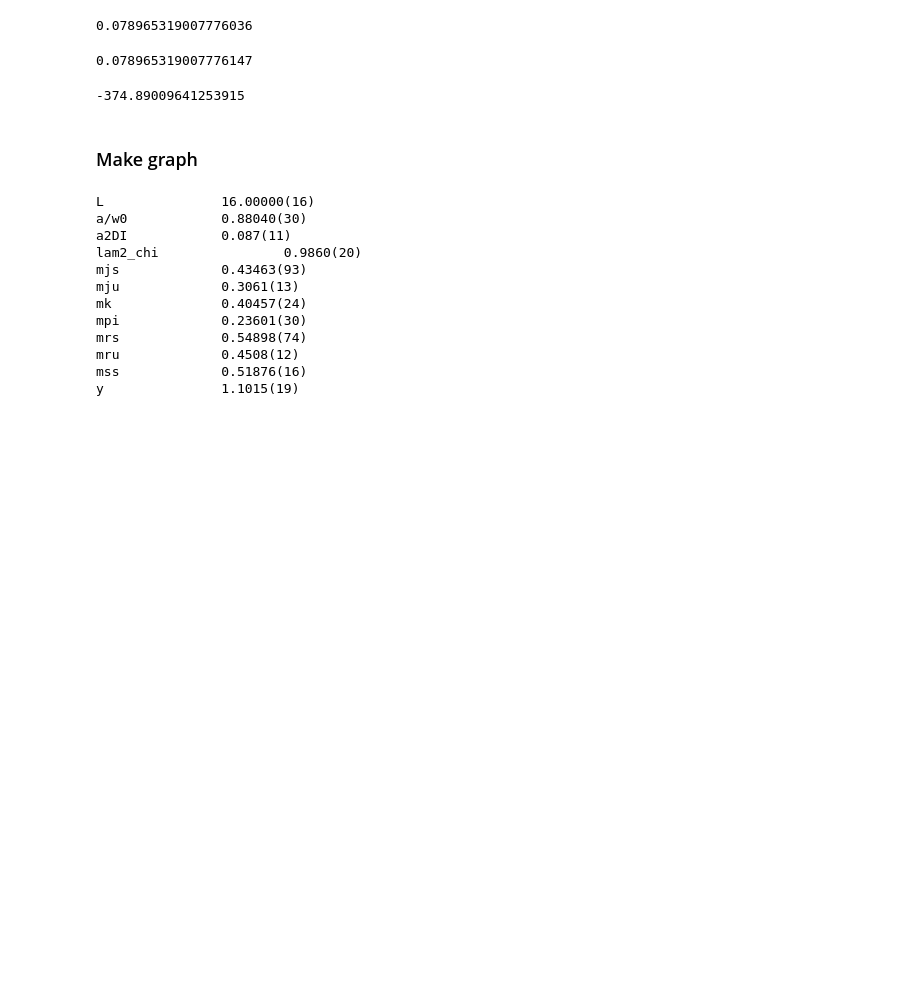
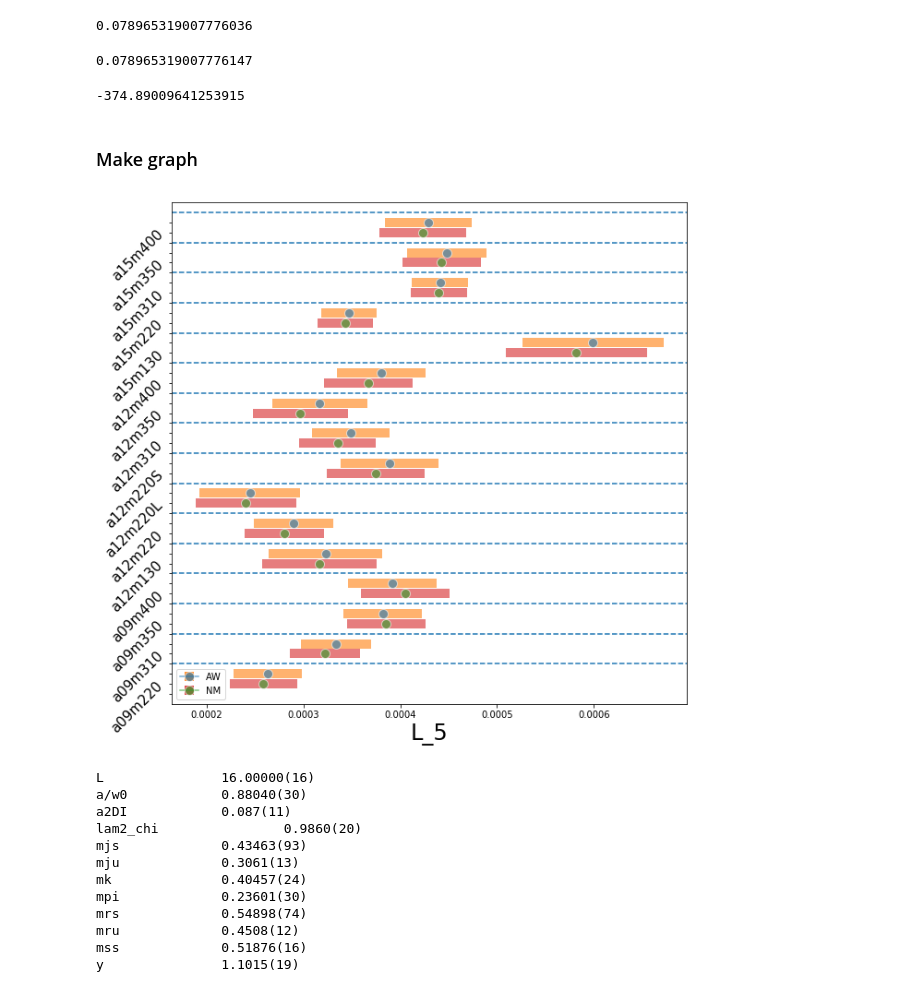
Before and after one commit to callat-qcd/project_fkfpi, a Jupyter notebook: notebooks/compare_L5_across_ensembles.ipynb, the cells around one changed output. Cells and saved outputs as stored; diff of their text form; code cells hidden in the pictures; blank space fills up the shorter version.

```diff
--- a/notebooks/compare_L5_across_ensembles.ipynb
+++ b/notebooks/compare_L5_across_ensembles.ipynb
@@ -52,7 +52,7 @@ abbrs =   [u'a09m220', u'a09m310', u'a09m350', u'a09m400', u'a12m130',
            u'a12m220',  u'a12m220S', u'a12m220L', u'a12m310', u'a12m350',
            u'a12m400', u'a15m130', u'a15m220', u'a15m310', u'a15m350', u'a15m400']
 
-#abbrs = ['a15m310']
+abbrs = ['a15m310']
 
 L5_by_ensemble = {'nm' : {}}
 
@@ -243,34 +210,36 @@ def plot_comparison(L5_by_ensemble, fit_type):
         y = y + 1
 
         # AW
         x = gv.mean(L5_by_ensemble['aw'][fit_type][abbr])
 
         plt.errorbar(x=x, y=y, xerr=xerr, yerr=0.0,
                      color='C0', marker='o', capsize=0.0, mec='white', ms=10.0, alpha=0.6,
                      ecolor='C1', elinewidth=10.0, label='AW')
         labels = np.append(labels, str(""))
         y = y + 1
 
         labels = np.append(labels, str(abbr))
         plt.axhline(y, ls='--')
 
         y = y + 1
         labels = np.append(labels, str(""))
 
     plt.yticks(1*range(len(labels)), labels, fontsize=15, rotation=45)
     plt.ylim(-1, y)
     plt.xlabel('L_5', fontsize = 24)
 
     # Remove duplicate labels in legend
     handles, labels = plt.gca().get_legend_handles_labels()
     by_label = OrderedDict(reversed(zip(labels, handles)))
     plt.legend(by_label.values(), by_label.keys())
 
     fig = plt.gcf()
     plt.close()
     return fig
 
-#plot_comparison(L5_by_ensemble, 'ma-taylor')
+plot_comparison(L5_by_ensemble, 'ma-taylor')
+# %% [output]
+[figure, added]
 # %%
 temp = bootstrapper._make_fit_data(0)
 for key in sorted(temp.keys()):
```
Also changed, not shown: parts of 6 cells of this notebook, 4 other files.
